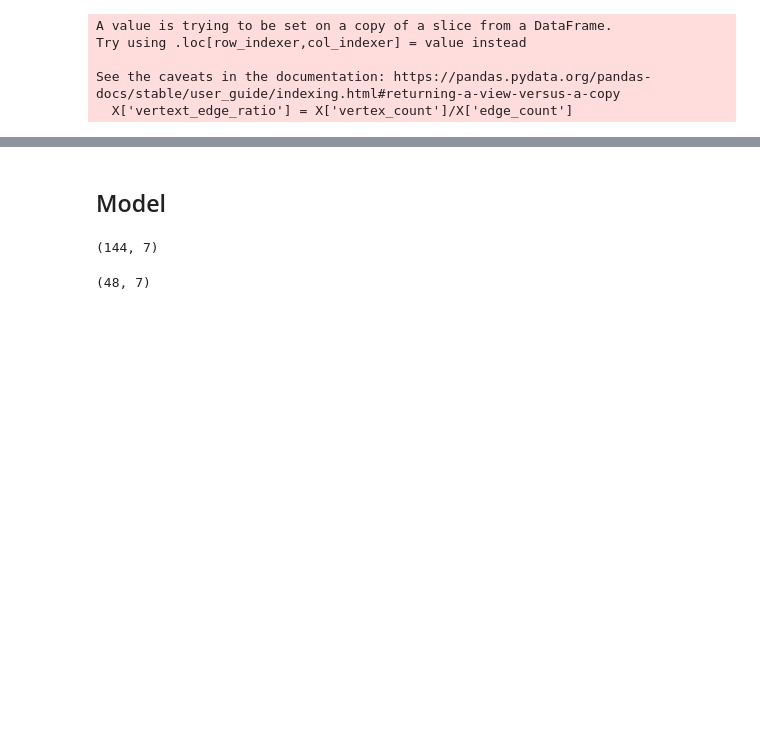
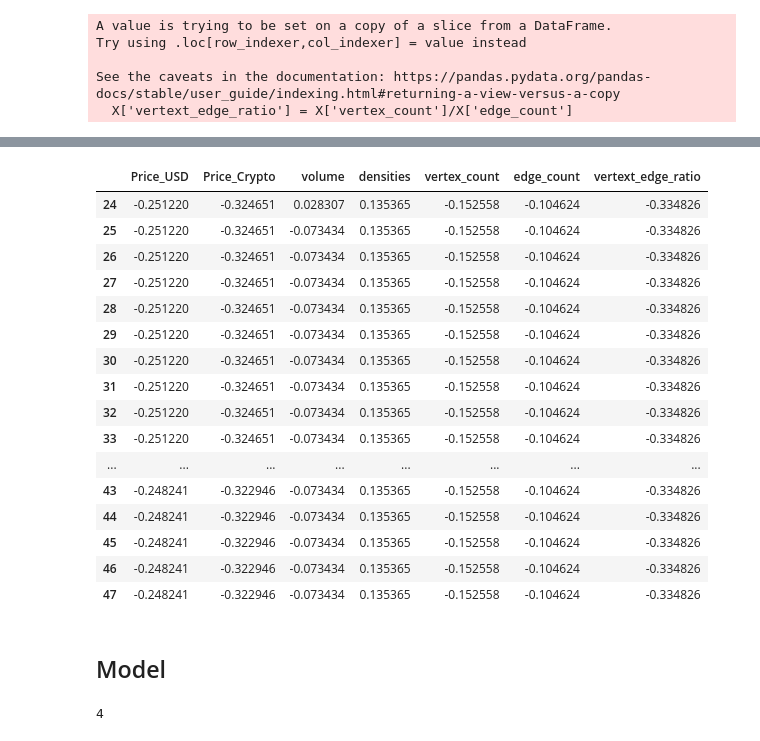
Before and after one commit to olmosjorge28/SMU_MSDS_CAPSTONE_2022, a Jupyter notebook: first_model_jorge.ipynb, the cells around one changed output, grey strips where cells are left out. Cells and saved outputs as stored; diff of their text form; code cells hidden in the pictures; blank space fills up the shorter version.

Commit message:
adding latest changes to the model

```diff
--- a/first_model_jorge.ipynb
+++ b/first_model_jorge.ipynb
@@ -156,3 +170,23 @@ list(scaled_train_dataset_dict.values())[1][0][2]
+# %%
+train_values[1][0][3]
+# %% [output]
+|  | Price_USD | Price_Crypto | volume | densities | vertex_count | edge_count | vertext_edge_ratio |
+| 24 | -0.251220 | -0.324651 | 0.028307 | 0.135365 | -0.152558 | -0.104624 | -0.334826 |
+| 25 | -0.251220 | -0.324651 | -0.073434 | 0.135365 | -0.152558 | -0.104624 | -0.334826 |
+| 26 | -0.251220 | -0.324651 | -0.073434 | 0.135365 | -0.152558 | -0.104624 | -0.334826 |
+| 27 | -0.251220 | -0.324651 | -0.073434 | 0.135365 | -0.152558 | -0.104624 | -0.334826 |
+| 28 | -0.251220 | -0.324651 | -0.073434 | 0.135365 | -0.152558 | -0.104624 | -0.334826 |
+| 29 | -0.251220 | -0.324651 | -0.073434 | 0.135365 | -0.152558 | -0.104624 | -0.334826 |
+| 30 | -0.251220 | -0.324651 | -0.073434 | 0.135365 | -0.152558 | -0.104624 | -0.334826 |
+| 31 | -0.251220 | -0.324651 | -0.073434 | 0.135365 | -0.152558 | -0.104624 | -0.334826 |
+| 32 | -0.251220 | -0.324651 | -0.073434 | 0.135365 | -0.152558 | -0.104624 | -0.334826 |
+| 33 | -0.251220 | -0.324651 | -0.073434 | 0.135365 | -0.152558 | -0.104624 | -0.334826 |
+| ... | ... | ... | ... | ... | ... | ... | ... |
+| 43 | -0.248241 | -0.322946 | -0.073434 | 0.135365 | -0.152558 | -0.104624 | -0.334826 |
+| 44 | -0.248241 | -0.322946 | -0.073434 | 0.135365 | -0.152558 | -0.104624 | -0.334826 |
+| 45 | -0.248241 | -0.322946 | -0.073434 | 0.135365 | -0.152558 | -0.104624 | -0.334826 |
+| 46 | -0.248241 | -0.322946 | -0.073434 | 0.135365 | -0.152558 | -0.104624 | -0.334826 |
+| 47 | -0.248241 | -0.322946 | -0.073434 | 0.135365 | -0.152558 | -0.104624 | -0.334826 |
 # %% [markdown]
 ## Model
 # %%
@@ -160,12 +194,6 @@ train_values = list(scaled_train_dataset_dict.values())
 # %%
 test_values = list(scaled_test_dataset_dict.values())
 # %%
-MODEL_SHAPE1  = train_values[0][0][0].shape
-MODEL_SHAPE1
+len(train_values[0][0])
 # %% [output]
-(144, 7)
+4
-# %%
-MODEL_SHAPE2  = train_values[0][0][1].shape
-MODEL_SHAPE2
-# %% [output]
-(48, 7)
```
Also changed, not shown: parts of 34 cells of this notebook.
